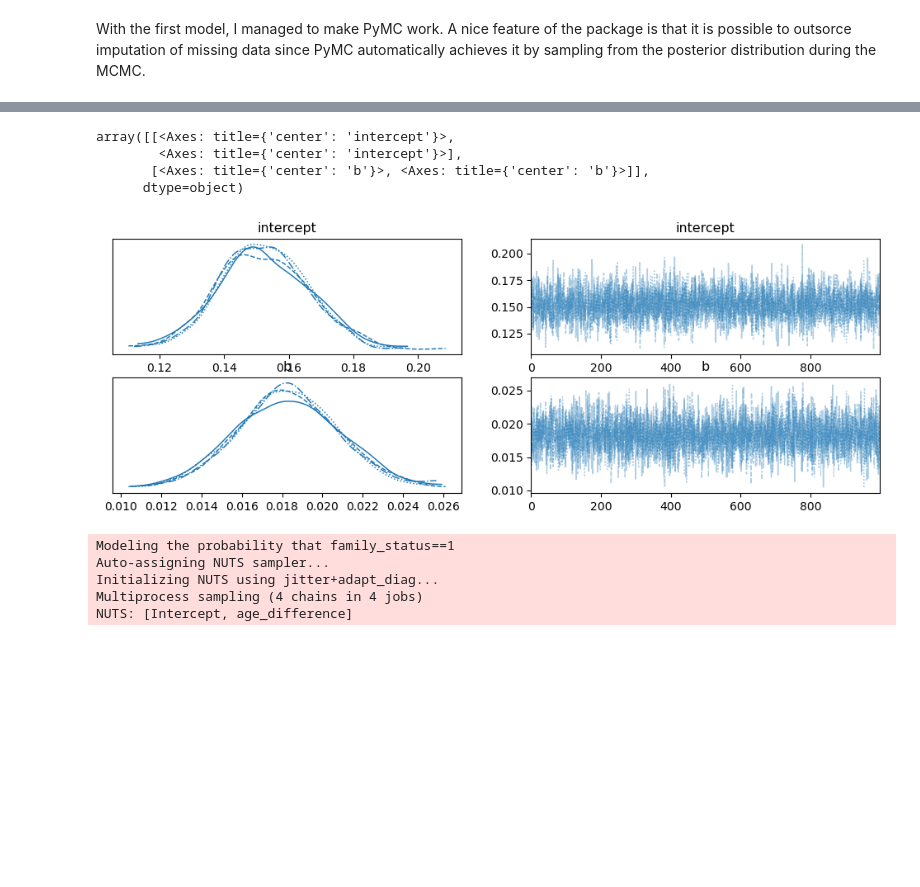
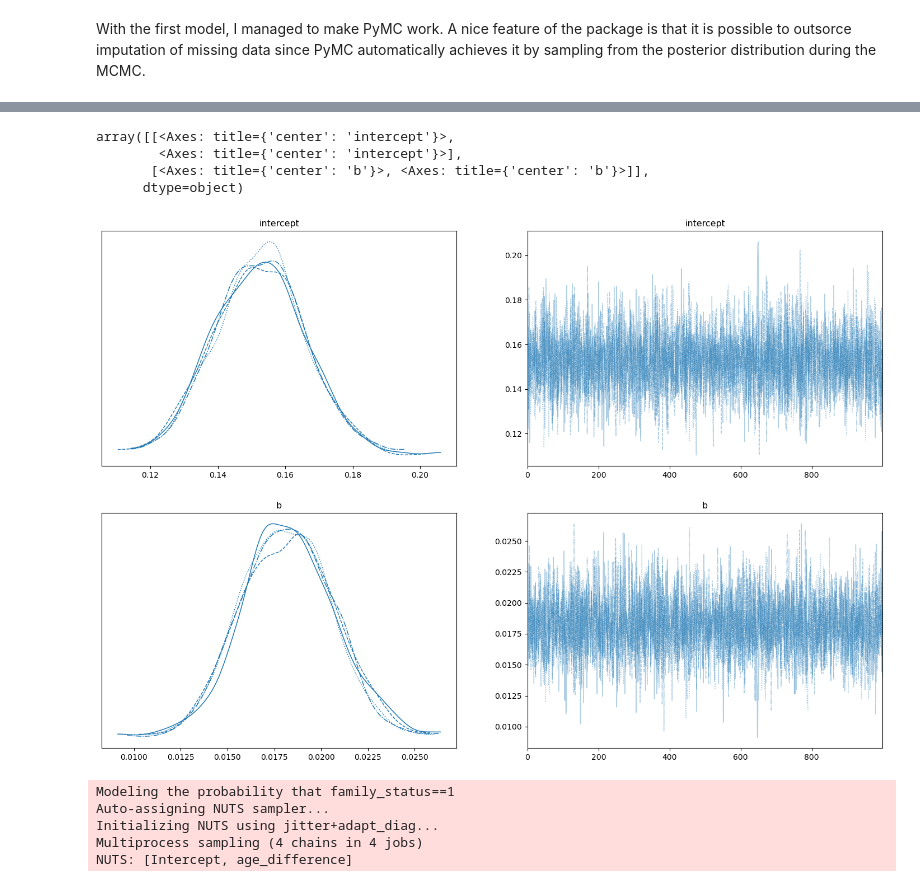
Before and after one commit to johnnymosby/municipalitiesDistances, a Jupyter notebook: bayesianAnalysis/Python/report.ipynb, the cells around one changed output, grey strips where cells are left out. Saved outputs shown, nothing was run; the diff lists cells and outputs as text; code cells hidden in the pictures; blank space fills up the shorter version.

```diff
--- a/bayesianAnalysis/Python/report.ipynb
+++ b/bayesianAnalysis/Python/report.ipynb
@@ -187,11 +187,11 @@ Sampling 4 chains for 1_000 tune and 1_000 draw iterations (4_000 + 4_000 draws
 # %%
-az.plot_trace(trace, var_names=['intercept', 'b'], compact=True)
+az.plot_trace(trace, var_names=['intercept', 'b'], compact=True, figsize=(18, 12))
 # %% [output]
 array([[<Axes: title={'center': 'intercept'}>,
         <Axes: title={'center': 'intercept'}>],
        [<Axes: title={'center': 'b'}>, <Axes: title={'center': 'b'}>]],
       dtype=object)
-[figure, old version]
+[figure, new version]
 # %%
 model_a = bmb.Model('family_status ~ age_difference',
                     family='bernoulli',
```
Also changed, not shown: parts of 15 cells of this notebook.
